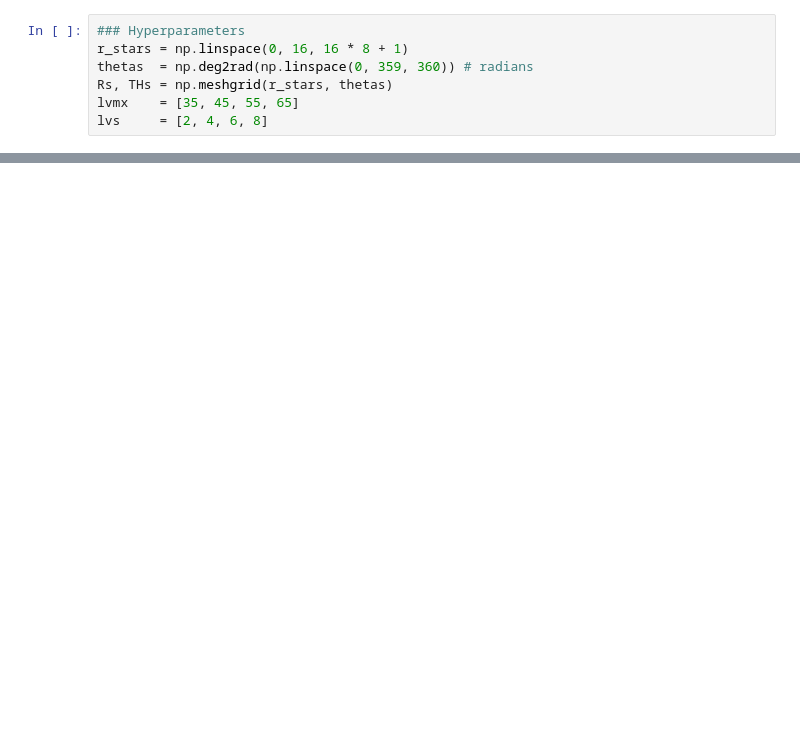
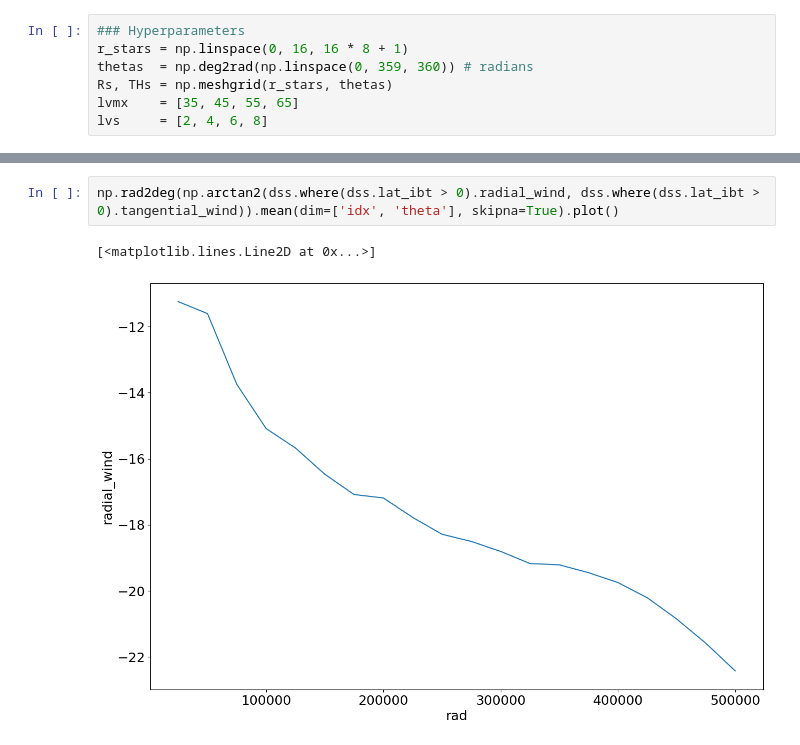
Before and after one commit to Arthur117/TCsLifeMonitFromObs, a Jupyter notebook: winddirection/00_Test_Fig14_ZU12.ipynb, the cells around one changed output, grey strips where cells are left out. Cells and saved outputs as stored; diff of their text form; blank space fills up the shorter version.

```diff
--- a/winddirection/00_Test_Fig14_ZU12.ipynb
+++ b/winddirection/00_Test_Fig14_ZU12.ipynb
@@ -126,0 +169,5 @@ plt.tight_layout()
+# %%
+np.rad2deg(np.arctan2(dss.where(dss.lat_ibt > 0).radial_wind, dss.where(dss.lat_ibt > 0).tangential_wind)).mean(dim=['idx', 'theta'], skipna=True).plot()
+# %% [output]
+[<matplotlib.lines.Line2D at 0x...>]
+[figure, added]
```
Also changed, not shown: parts of 9 cells of this notebook, 1 other file.
